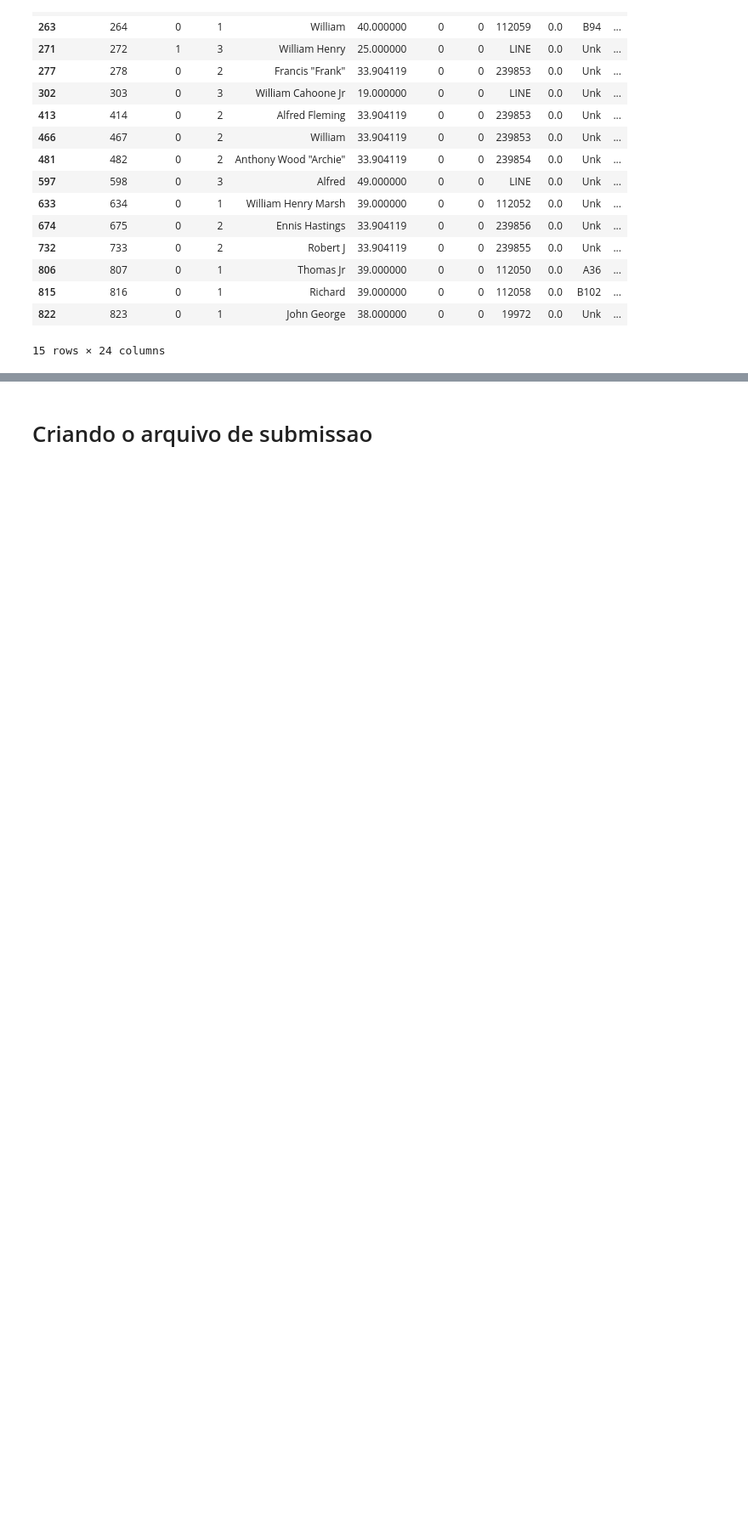
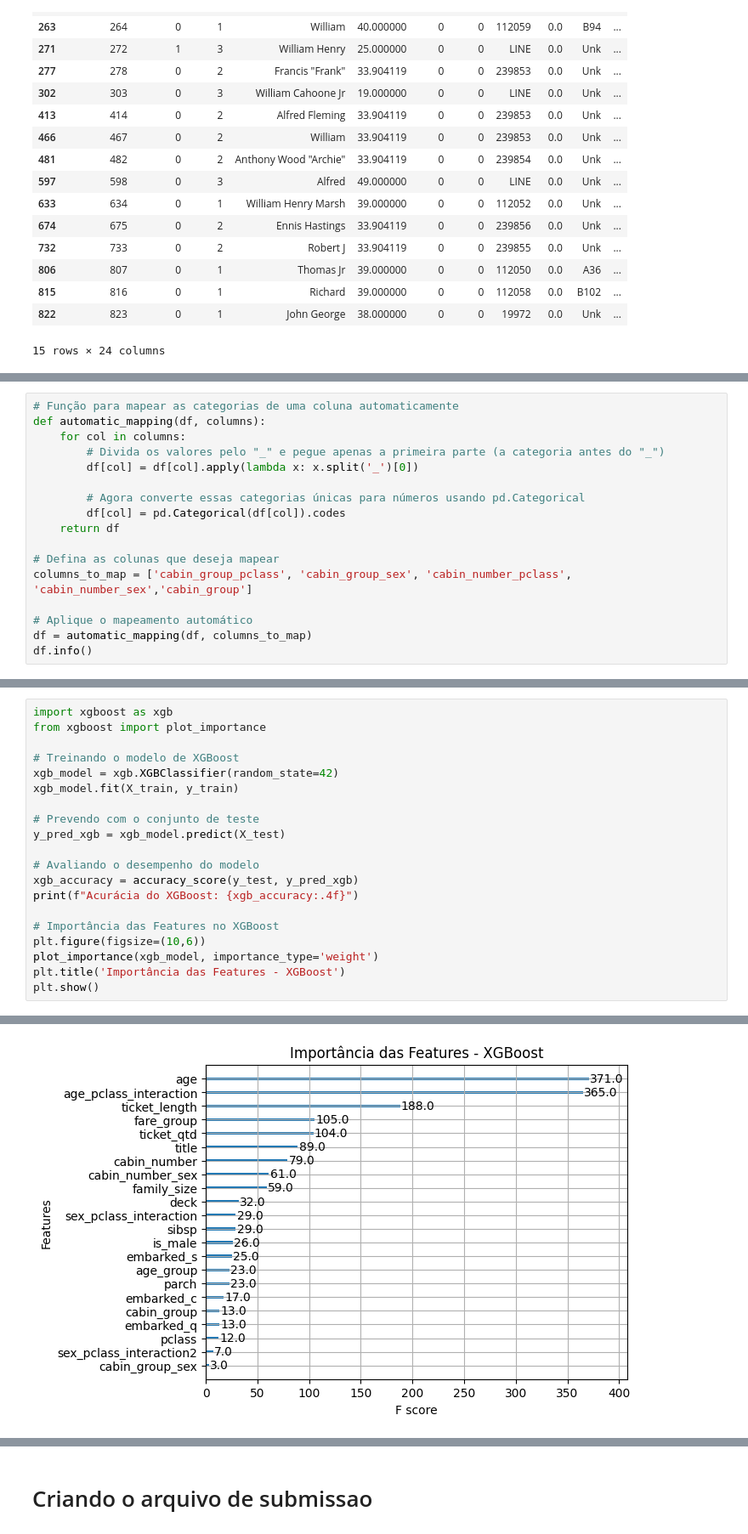
Before and after one commit to Gui-Sitton/KHAOS, a Jupyter notebook: Titanic/Notebooks/machine_learning.ipynb, the cells around one changed output, grey strips where cells are left out. Shown at 85% size. Drawn from its saved outputs; the diff is of its cells as text; blank space fills up the shorter version.

```diff
--- a/Titanic/Notebooks/machine_learning.ipynb
+++ b/Titanic/Notebooks/machine_learning.ipynb
@@ -159 +162,18 @@ Index(['passengerid', 'survived', 'pclass', 'name', 'age', 'sibsp', 'parch',
       dtype='object')
+# %%
+# Função para mapear as categorias de uma coluna automaticamente
+def automatic_mapping(df, columns):
+    for col in columns:
+        # Divida os valores pelo "_" e pegue apenas a primeira parte (a categoria antes do "_")
+        df[col] = df[col].apply(lambda x: x.split('_')[0])
+
+        # Agora converte essas categorias únicas para números usando pd.Categorical
+        df[col] = pd.Categorical(df[col]).codes
+    return df
+
+# Defina as colunas que deseja mapear
+columns_to_map = ['cabin_group_pclass', 'cabin_group_sex', 'cabin_number_pclass', 'cabin_number_sex','cabin_group']
+
+# Aplique o mapeamento automático
+df = automatic_mapping(df, columns_to_map)
+df.info()
@@ -199,0 +270,21 @@ Acurácia Stacking: 0.8268156424581006
+# %%
+import xgboost as xgb
+from xgboost import plot_importance
+
+# Treinando o modelo de XGBoost
+xgb_model = xgb.XGBClassifier(random_state=42)
+xgb_model.fit(X_train, y_train)
+
+# Prevendo com o conjunto de teste
+y_pred_xgb = xgb_model.predict(X_test)
+
+# Avaliando o desempenho do modelo
+xgb_accuracy = accuracy_score(y_test, y_pred_xgb)
+print(f"Acurácia do XGBoost: {xgb_accuracy:.4f}")
+
+# Importância das Features no XGBoost
+plt.figure(figsize=(10,6))
+plot_importance(xgb_model, importance_type='weight')
+plt.title('Importância das Features - XGBoost')
+plt.show()
+# %% [output]
@@ -199,0 +293 @@ Acurácia Stacking: 0.8268156424581006
+[figure, added]
```
Also changed, not shown: parts of 28 cells of this notebook.
